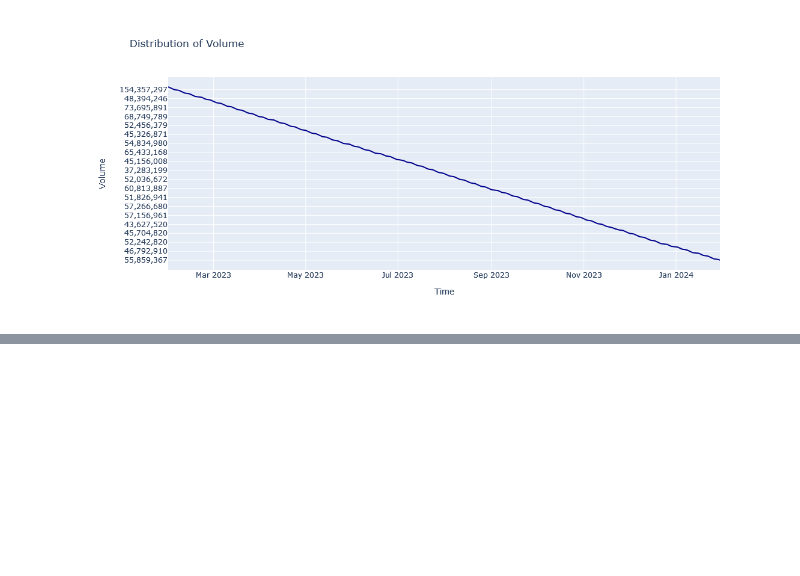
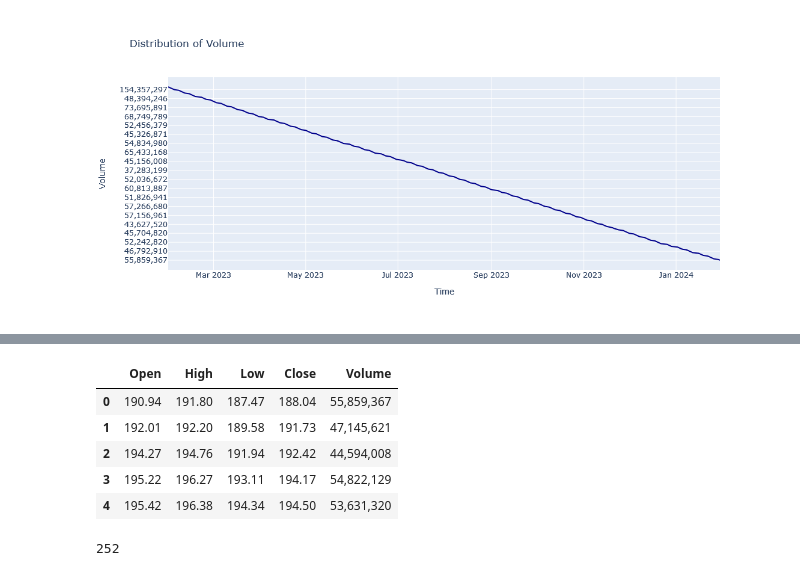
Before and after one commit to arfan64shah/Data_Science, a Jupyter notebook: TIme_Series_Analysis/Apple_Stock_Time_Series_Analysis.ipynb, the cells around one changed output, grey strips where cells are left out. Drawn from its saved outputs; the diff is of its cells as text; code cells hidden in the pictures; blank space fills up the shorter version.

```diff
--- a/TIme_Series_Analysis/Apple_Stock_Time_Series_Analysis.ipynb
+++ b/TIme_Series_Analysis/Apple_Stock_Time_Series_Analysis.ipynb
@@ -108,0 +146,15 @@ fig6.show()
+# %%
+# import dataset1
+dataset1 = pd.read_csv('dataset1.csv')
+dataset1.head()
+# %% [output]
+|  | Open | High | Low | Close | Volume |
+| 0 | 190.94 | 191.80 | 187.47 | 188.04 | 55,859,367 |
+| 1 | 192.01 | 192.20 | 189.58 | 191.73 | 47,145,621 |
+| 2 | 194.27 | 194.76 | 191.94 | 192.42 | 44,594,008 |
+| 3 | 195.22 | 196.27 | 193.11 | 194.17 | 54,822,129 |
+| 4 | 195.42 | 196.38 | 194.34 | 194.50 | 53,631,320 |
+# %%
+len(dataset1)
+# %% [output]
+252
```
Also changed, not shown: parts of 14 cells of this notebook, 1 other file.
